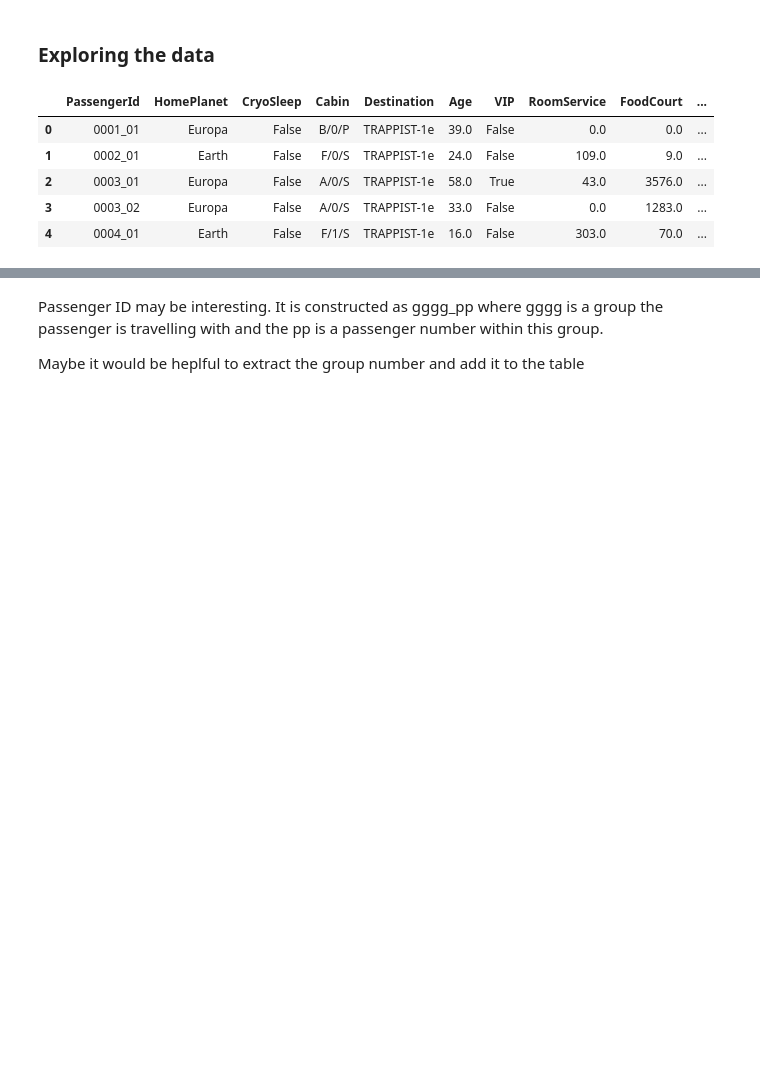
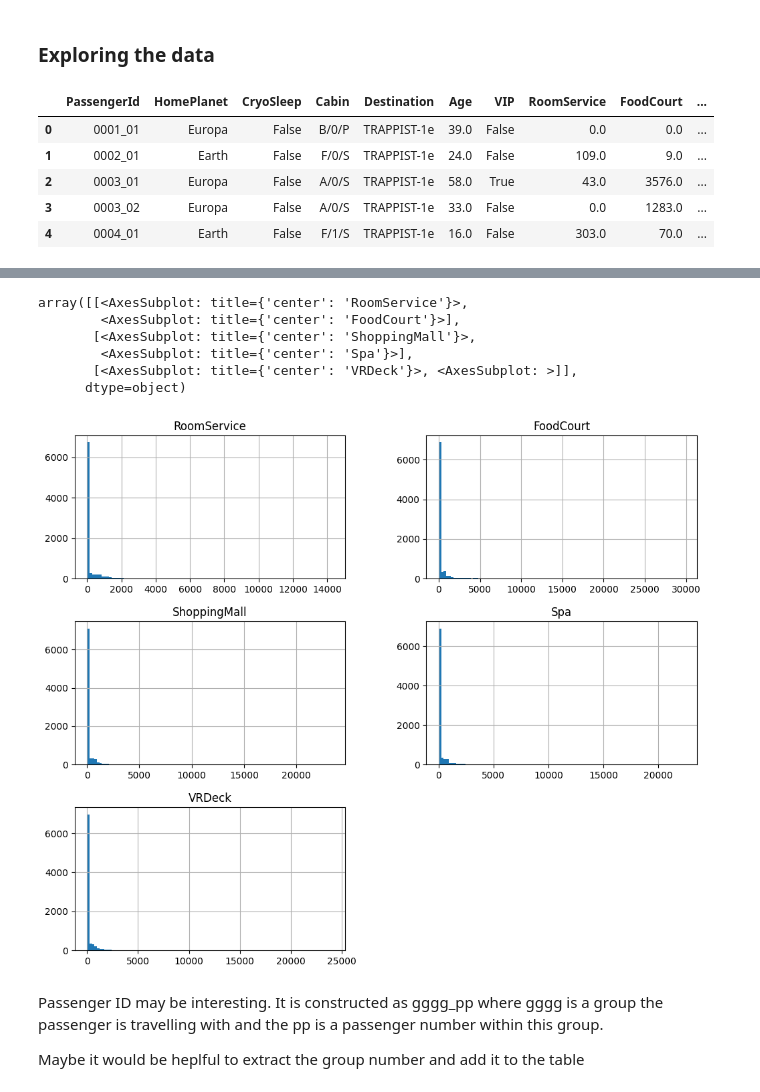
Before and after one commit to maciejolszanski/ML_basics, a Jupyter notebook: 07_Spaceship_titanic.ipynb, the cells around one changed output, grey strips where cells are left out. Cells and saved outputs as stored; diff of their text form; code cells hidden in the pictures; blank space fills up the shorter version.

```diff
--- a/07_Spaceship_titanic.ipynb
+++ b/07_Spaceship_titanic.ipynb
@@ -46,3 +41,13 @@ array([[<AxesSubplot: title={'center': 'Age'}>,
+# %%
+train_kaggle.drop(["Age"], axis=1).hist(figsize=(12, 10), bins=100)
+# %% [output]
+array([[<AxesSubplot: title={'center': 'RoomService'}>,
+        <AxesSubplot: title={'center': 'FoodCourt'}>],
+       [<AxesSubplot: title={'center': 'ShoppingMall'}>,
+        <AxesSubplot: title={'center': 'Spa'}>],
+       [<AxesSubplot: title={'center': 'VRDeck'}>, <AxesSubplot: >]],
+      dtype=object)
+[figure, added]
 # %% [markdown]
 Passenger ID may be interesting. It is constructed as gggg_pp where gggg is a group the passenger is travelling with and the pp is a passenger number within this group.
 
```
Also changed, not shown: parts of 15 cells of this notebook, 1 other file.
